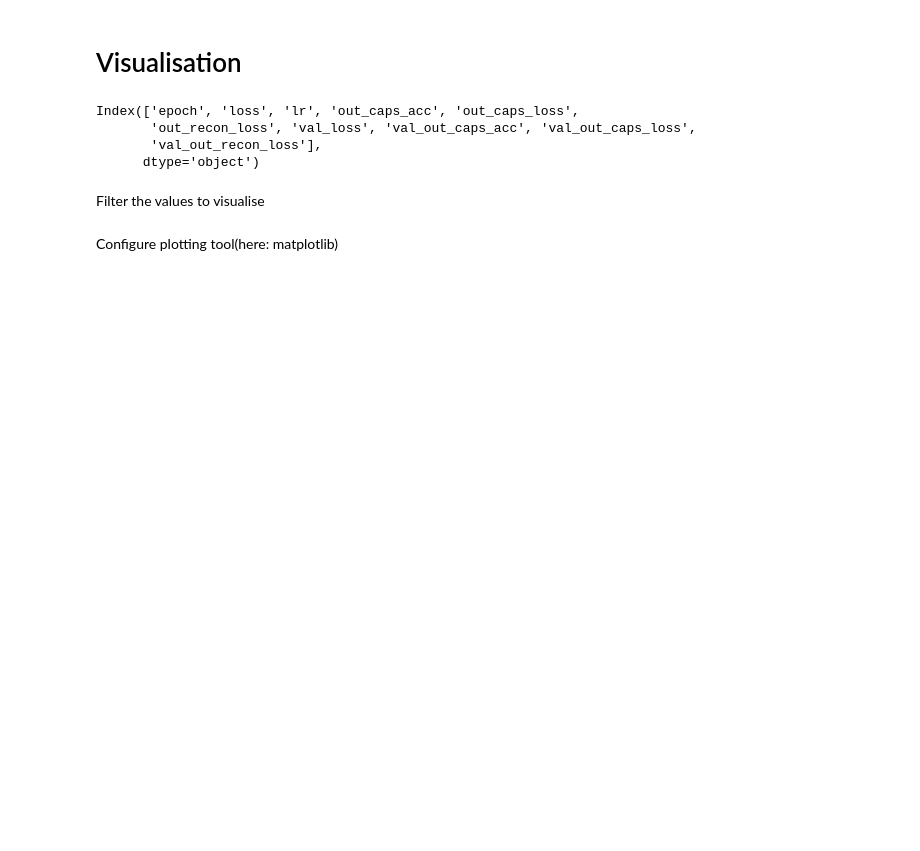
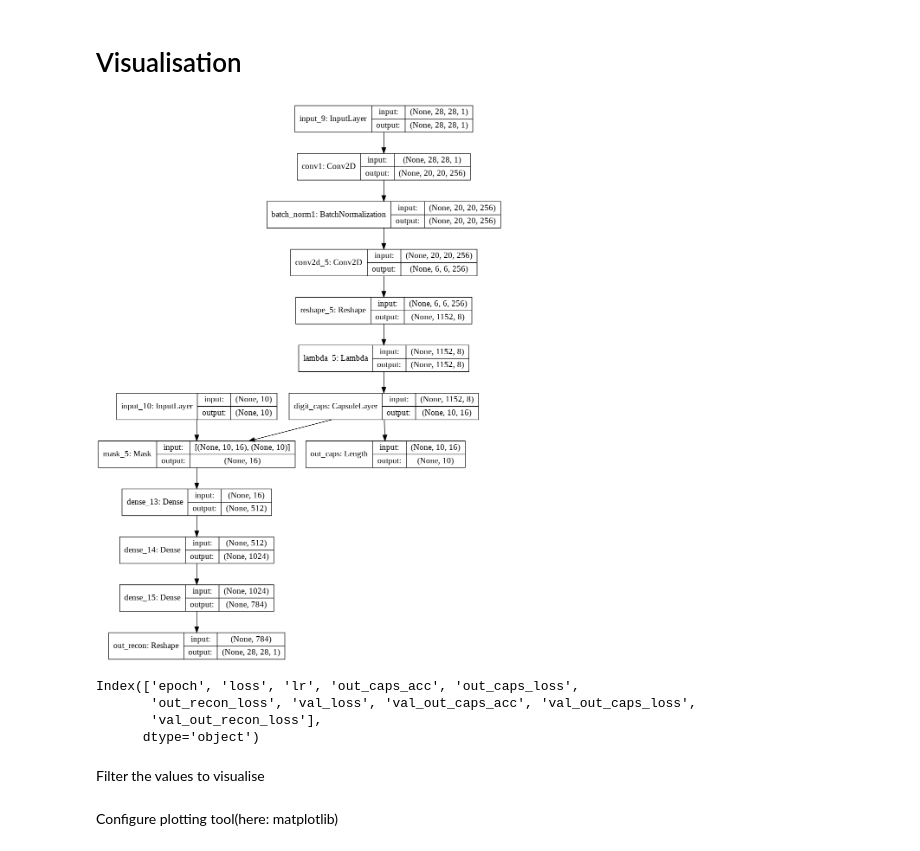
Before and after one commit to Utkarsh87/capsule-networks, a Jupyter notebook: kannada mnist/CapsuleNet Kannada MNIST with Augmentation.ipynb, the cells around one changed output. Drawn from its saved outputs; the diff is of its cells as text; code cells hidden in the pictures; blank space fills up the shorter version.

```diff
--- a/kannada mnist/CapsuleNet Kannada MNIST with Augmentation.ipynb
+++ b/kannada mnist/CapsuleNet Kannada MNIST with Augmentation.ipynb
@@ -539,8 +552,10 @@ Test acc: 0.825
 # %% [markdown]
 # Visualisation
 # %%
-# from IPython.display import Image
-# Image('model.png', width=750, height=750)
+from IPython.display import Image
+Image('model.png', width=750, height=750)
+# %% [output]
+[figure, added]
 # %%
 import pandas as pd
 pd.set_option('display.max_columns', None)
```
Also changed, not shown: parts of 15 cells of this notebook.
